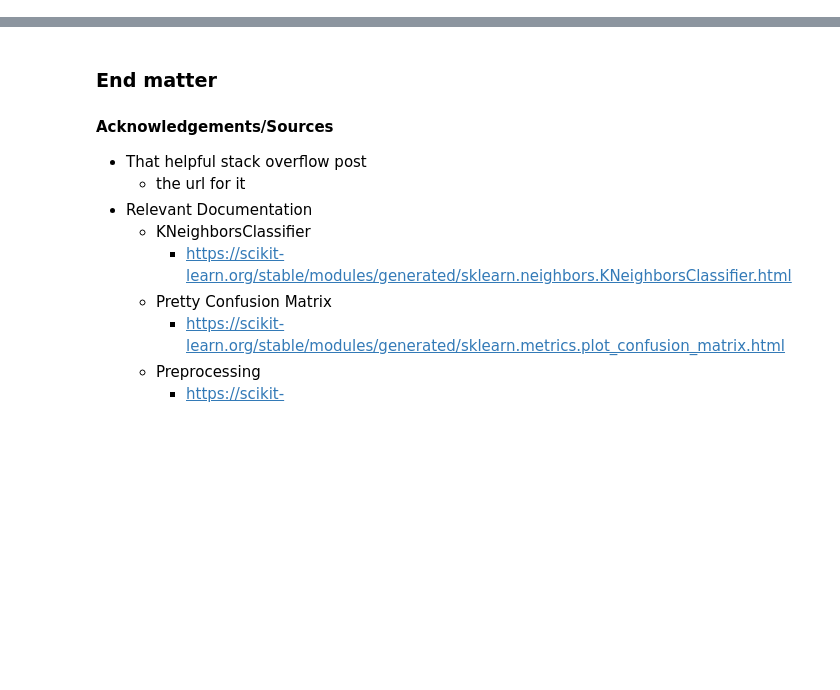
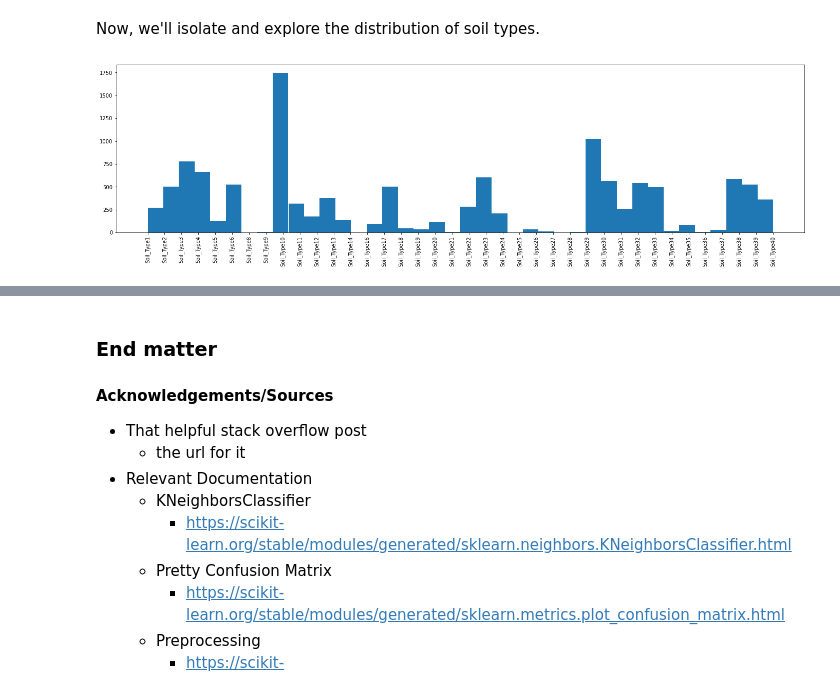
Before and after one commit to justinetaylor/mids-w207-final-project, a Jupyter notebook: clear-cut-solution.ipynb, the cells around one changed output, grey strips where cells are left out. Drawn from its saved outputs; the diff is of its cells as text; code cells hidden in the pictures; blank space fills up the shorter version.

```diff
--- a/clear-cut-solution.ipynb
+++ b/clear-cut-solution.ipynb
@@ -216,0 +28,4 @@ MLP accuracy =  0.8409391534391535
+# %%
+# Read in training data
+train_df = pd.read_csv("data/train.csv")
+test_df = pd.read_csv("data/test.csv", nrows=30000)
@@ -216,0 +36,11 @@ MLP accuracy =  0.8409391534391535
+# %%
+# Split training data (labeled) into 80% training and 20% dev) and randomly sample
+training_data = train_df.sample(frac=0.8)
+dev_data_df = train_df.drop(training_data.index)
+
+# Examine shape of both data sets
+print(training_data.shape)
+print(dev_data_df.shape)
+
+# Briefly examine feature attributes for the training data
+training_data.describe()
@@ -216,0 +60,31 @@ MLP accuracy =  0.8409391534391535
+# %% [markdown]
+Now, we'll isolate and explore the distribution of soil types.
+# %%
+# Isolate soil type column names
+soil_df = training_data[["Id",'Soil_Type1', 'Soil_Type2', 'Soil_Type3',
+       'Soil_Type4', 'Soil_Type5', 'Soil_Type6', 'Soil_Type7', 'Soil_Type8',
+       'Soil_Type9', 'Soil_Type10', 'Soil_Type11', 'Soil_Type12',
+       'Soil_Type13', 'Soil_Type14', 'Soil_Type15', 'Soil_Type16',
+       'Soil_Type17', 'Soil_Type18', 'Soil_Type19', 'Soil_Type20',
+       'Soil_Type21', 'Soil_Type22', 'Soil_Type23', 'Soil_Type24',
+       'Soil_Type25', 'Soil_Type26', 'Soil_Type27', 'Soil_Type28',
+       'Soil_Type29', 'Soil_Type30', 'Soil_Type31', 'Soil_Type32',
+       'Soil_Type33', 'Soil_Type34', 'Soil_Type35', 'Soil_Type36',
+       'Soil_Type37', 'Soil_Type38', 'Soil_Type39', 'Soil_Type40']]
+
+# TODO: What are these doing?
+soil_df_unpivoted = soil_df.melt(id_vars="Id",var_name="soil_type",value_name="yes")
+mask1 = soil_df_unpivoted["yes"] ==1
+soil_df_unpivoted = soil_df_unpivoted[mask1]
+
+
+# Examine the fequencies of soil types
+soil_df_unpivoted["soil_type"].value_counts().to_frame()
+
+# Histogram of soil types
+plt.figure(figsize=(24,6))
+plt.hist(soil_df_unpivoted["soil_type"],bins=40)
+plt.xticks(rotation=90)
+plt.show()
+# %% [output]
+[figure, added]
```
Also changed, not shown: parts of 45 cells of this notebook, 5 other files.
